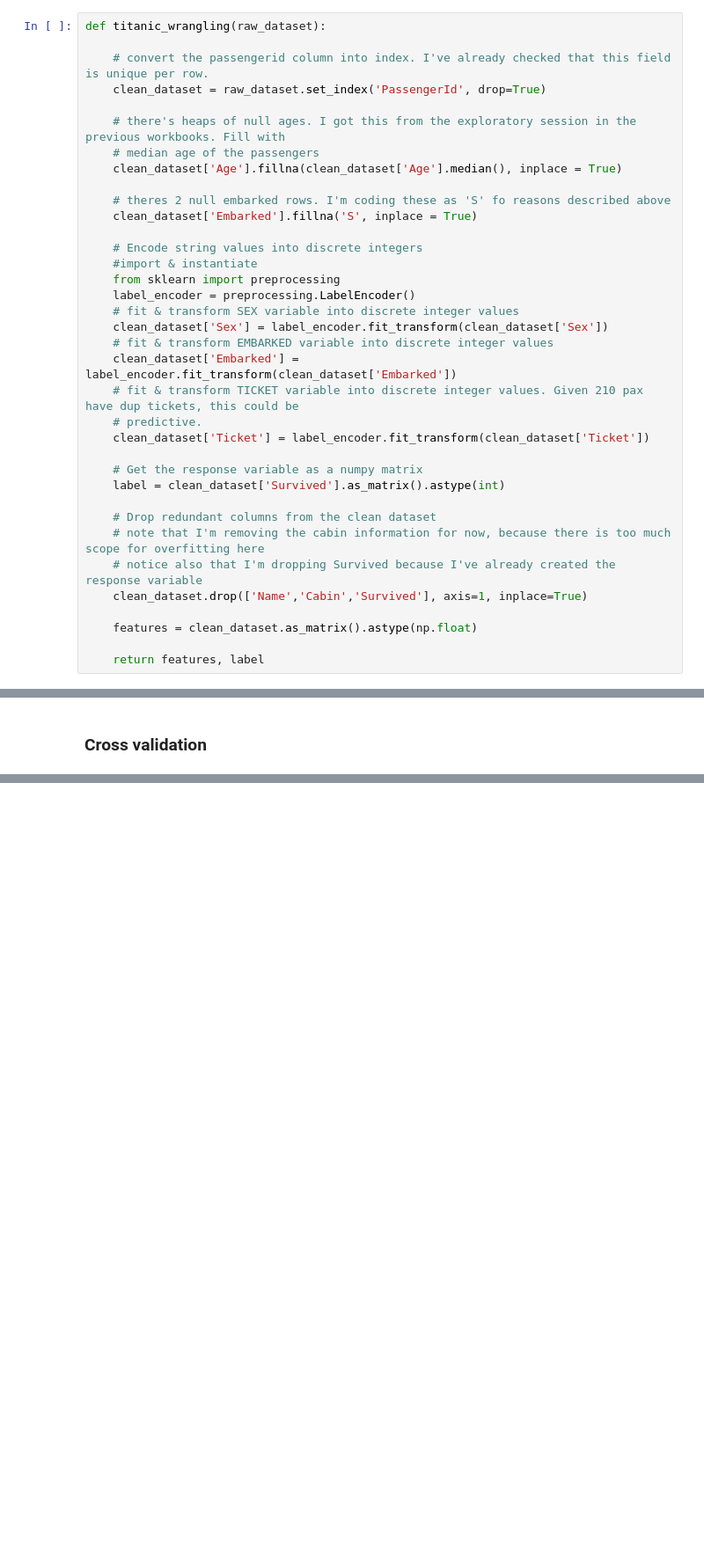
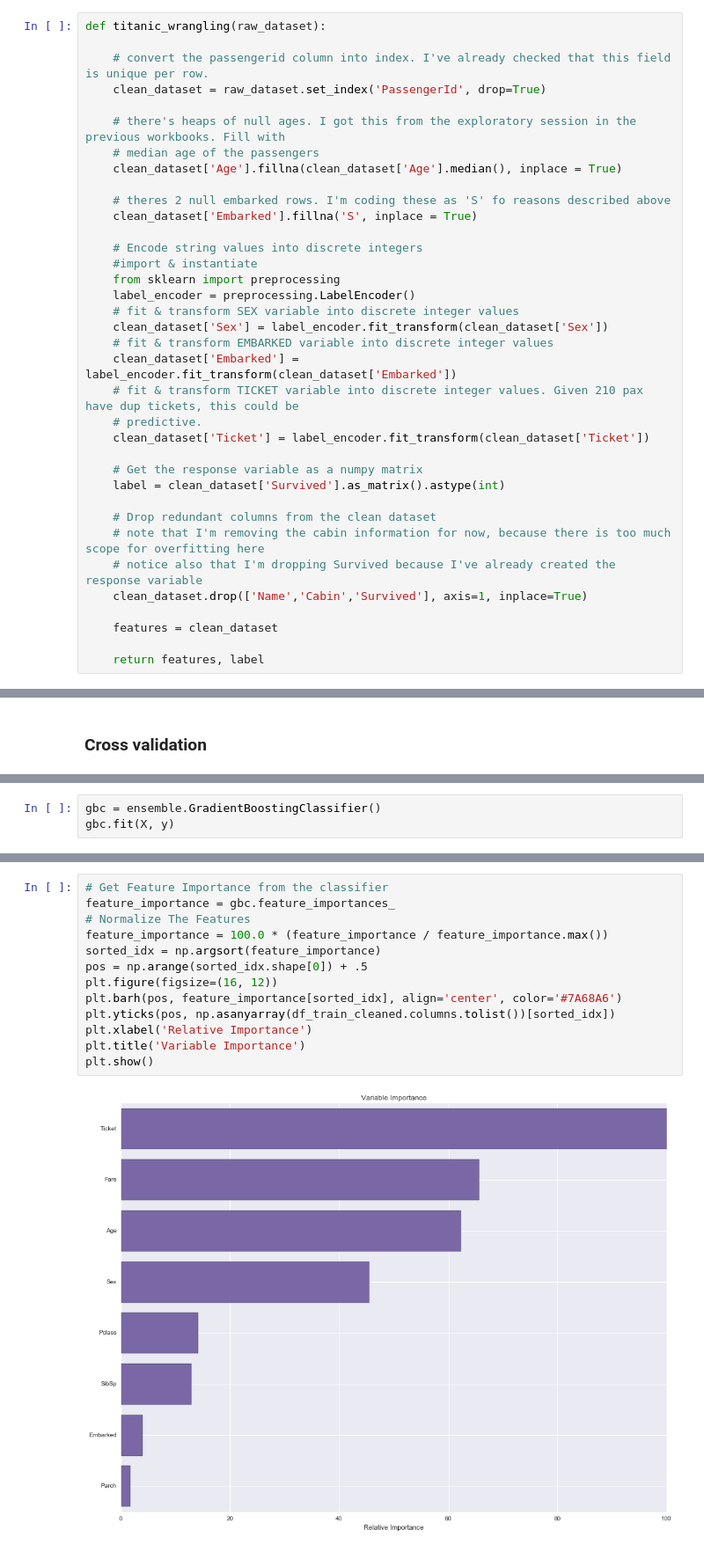
Before and after one commit to vivekbharadwaj/titanic_kaggle, a Jupyter notebook: titanic_kaggle_prediction_model_ensemble.ipynb, the cells around one changed output, grey strips where cells are left out. Shown at 88% size. Drawn from its saved outputs; the diff is of its cells as text; blank space fills up the shorter version.

```diff
--- a/titanic_kaggle_prediction_model_ensemble.ipynb
+++ b/titanic_kaggle_prediction_model_ensemble.ipynb
@@ -137,7 +160,7 @@ def titanic_wrangling(raw_dataset):
     # notice also that I'm dropping Survived because I've already created the response variable
     clean_dataset.drop(['Name','Cabin','Survived'], axis=1, inplace=True)
 
-    features = clean_dataset.as_matrix().astype(np.float)
+    features = clean_dataset
 
     return features, label
 # %% [markdown]
@@ -200,0 +377,3 @@ Image(url=cv_url)
+# %%
+gbc = ensemble.GradientBoostingClassifier()
+gbc.fit(X, y)
@@ -200,0 +387,15 @@ Image(url=cv_url)
+# %%
+# Get Feature Importance from the classifier
+feature_importance = gbc.feature_importances_
+# Normalize The Features
+feature_importance = 100.0 * (feature_importance / feature_importance.max())
+sorted_idx = np.argsort(feature_importance)
+pos = np.arange(sorted_idx.shape[0]) + .5
+plt.figure(figsize=(16, 12))
+plt.barh(pos, feature_importance[sorted_idx], align='center', color='#7A68A6')
+plt.yticks(pos, np.asanyarray(df_train_cleaned.columns.tolist())[sorted_idx])
+plt.xlabel('Relative Importance')
+plt.title('Variable Importance')
+plt.show()
+# %% [output]
+[figure, added]
```
Also changed, not shown: parts of 21 cells of this notebook.
